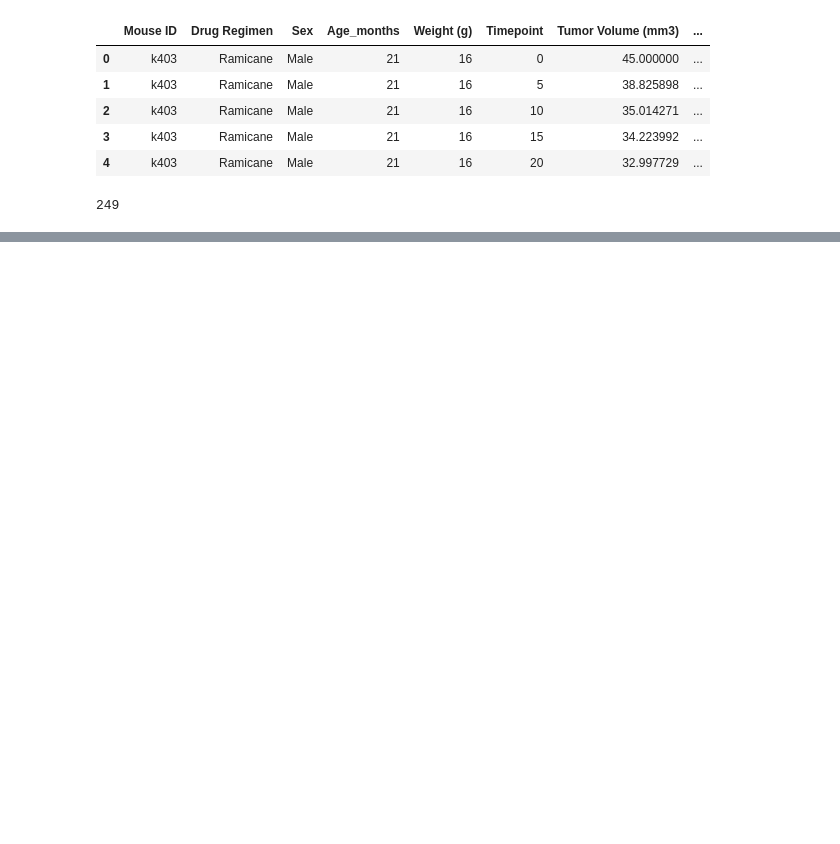
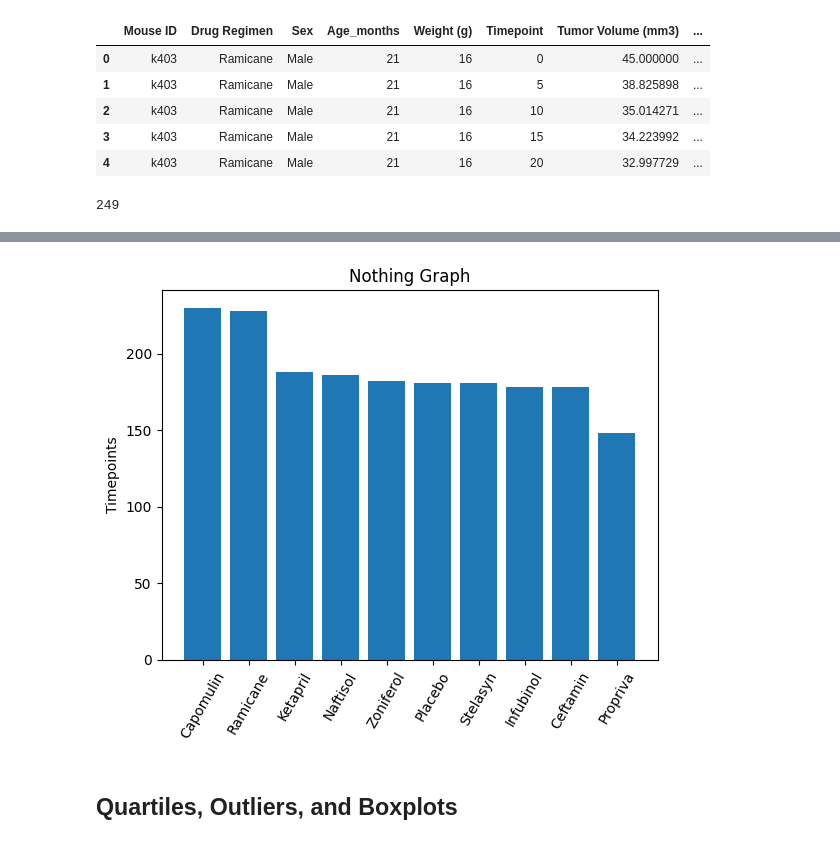
Before and after one commit to Nicole-Ham/Pymaceuticals, a Jupyter notebook: Pymaceuticals.ipynb, the cells around one changed output, grey strips where cells are left out. Drawn from its saved outputs; the diff is of its cells as text; code cells hidden in the pictures; blank space fills up the shorter version.

```diff
--- a/Pymaceuticals.ipynb
+++ b/Pymaceuticals.ipynb
@@ -43,0 +153,9 @@ ValueError: too many values to unpack (expected 2)
+# %%
+# Generate a bar plot showing the total number of rows (Mouse ID/Timepoints) for each drug regimen using pyplot.
+plt.bar(bar_data.index, bar_data.values)
+plt.xticks(rotation = 60)
+plt.ylabel("Timepoints")
+plt.title("Nothing Graph")
+plt.show()
+# %% [output]
+[figure, added]
@@ -43,0 +166,2 @@ ValueError: too many values to unpack (expected 2)
+# %% [markdown]
+## Quartiles, Outliers, and Boxplots
```
Also changed, not shown: parts of 22 cells of this notebook.
